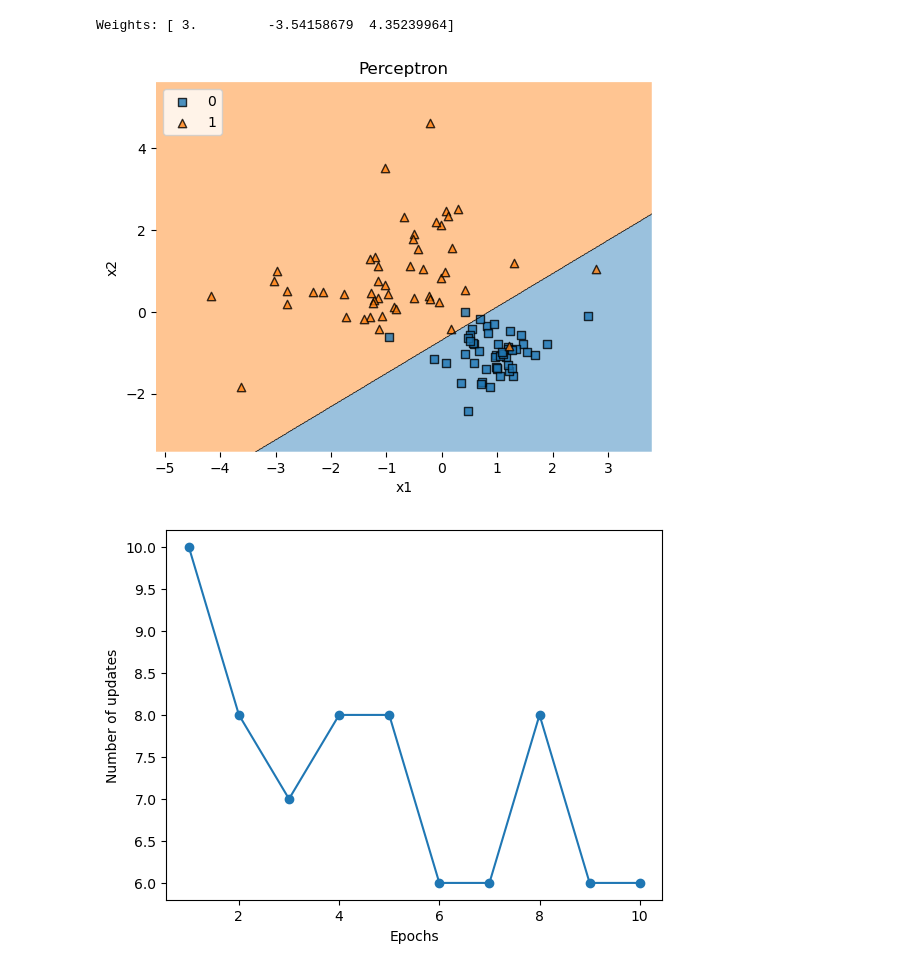
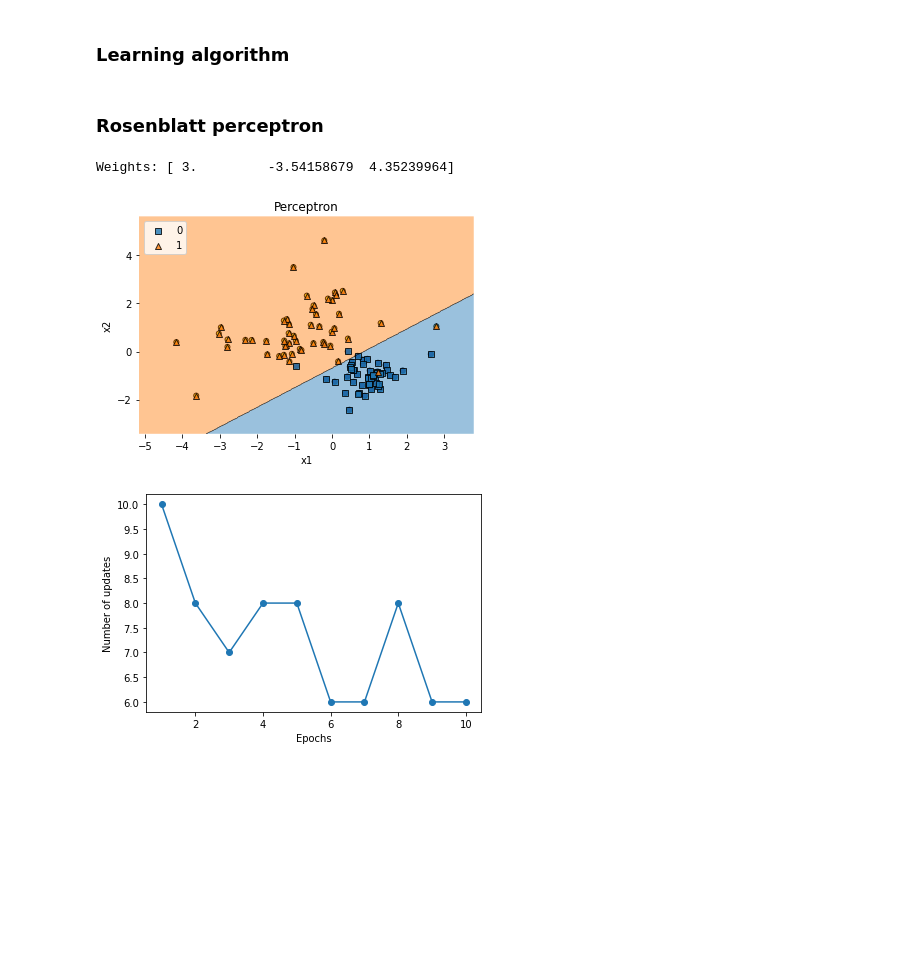
Before and after one commit to makbari12/NN-CI, a Jupyter notebook: assigment1/assigment1.ipynb, the cells around one changed output. Saved outputs shown, nothing was run; the diff lists cells and outputs as text; code cells hidden in the pictures; blank space fills up the shorter version.

```diff
--- a/assigment1/assigment1.ipynb
+++ b/assigment1/assigment1.ipynb
@@ -6,6 +9,10 @@ from mlxtend.plotting import plot_decision_regions
 # %%
-X, y = make_classification(
-    n_samples=100, n_features=2, n_redundant=0, n_informative=2,
-    n_clusters_per_class=1, class_sep=1.0, random_state=999
-)
-plt.scatter(X[:, 0], X[:, 1], marker='o', c=y, s=25, edgecolor='k')
+def create_dataset(random_state=999):
+    X, y = make_classification(                                         #TODO: do these values have mean=0 and std=1
+        n_samples=100, n_features=2, n_redundant=0, n_informative=2,
+        n_clusters_per_class=1, class_sep=1.0, random_state=random_state
+    )
+    plt.scatter(X[:, 0], X[:, 1], marker='o', c=y, s=25, edgecolor='k')
+    # print(np.mean(X[:,0]), np.std(X[:,0]))
+    # print(np.mean(X[:,1]), np.std(X[:,1]))
+    return X,y
@@ -15,7 +19,9 @@ plt.scatter(X[:, 0], X[:, 1], marker='o', c=y, s=25, edgecolor='k')
+# %% [markdown]
+### Learning algorithm
 # %%
 H = lambda x: np.heaviside(x,1).astype(int)
 
-class RosenBlattPerceptron(object):
+class RosenblattPerceptron(object):
 
     def __init__(self, epochs=10) -> None:
         self.epochs = epochs
@@ -44,24 +50,27 @@ class RosenBlattPerceptron(object):
                 break
 
         return self
+# %% [markdown]
+### Rosenblatt perceptron
 # %%
-rb = RosenBlattPerceptron(epochs=10)
+X, y = create_dataset(random_state=999)
+rb = RosenblattPerceptron(epochs=10)
 
 rb.train(X, y)
 print('Weights: %s' % rb.weights)
 plot_decision_regions(X, y, clf=rb)
 plt.title('Perceptron')
 plt.xlabel('x1')
 plt.ylabel('x2')
 plt.legend(loc='upper left')
 plt.show()
 
 
 plt.plot(range(1, len(rb.errors) + 1), rb.errors, marker='o')
 plt.xlabel('Epochs')
 plt.ylabel('Number of updates')
 plt.show()
 # %% [output]
 Weights: [ 3.         -3.54158679  4.35239964]
-[figure, old version]
+[figure, new version]
-[figure, old version]
+[figure, new version]
```
Also changed, not shown: parts of 5 cells of this notebook, 1 other file.
